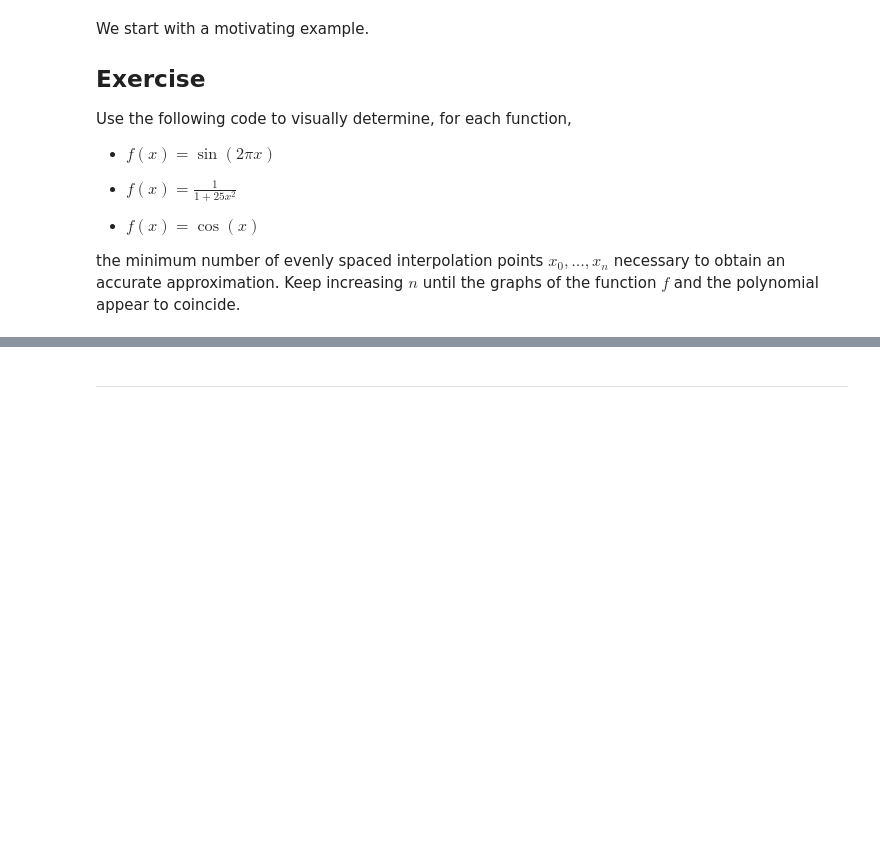
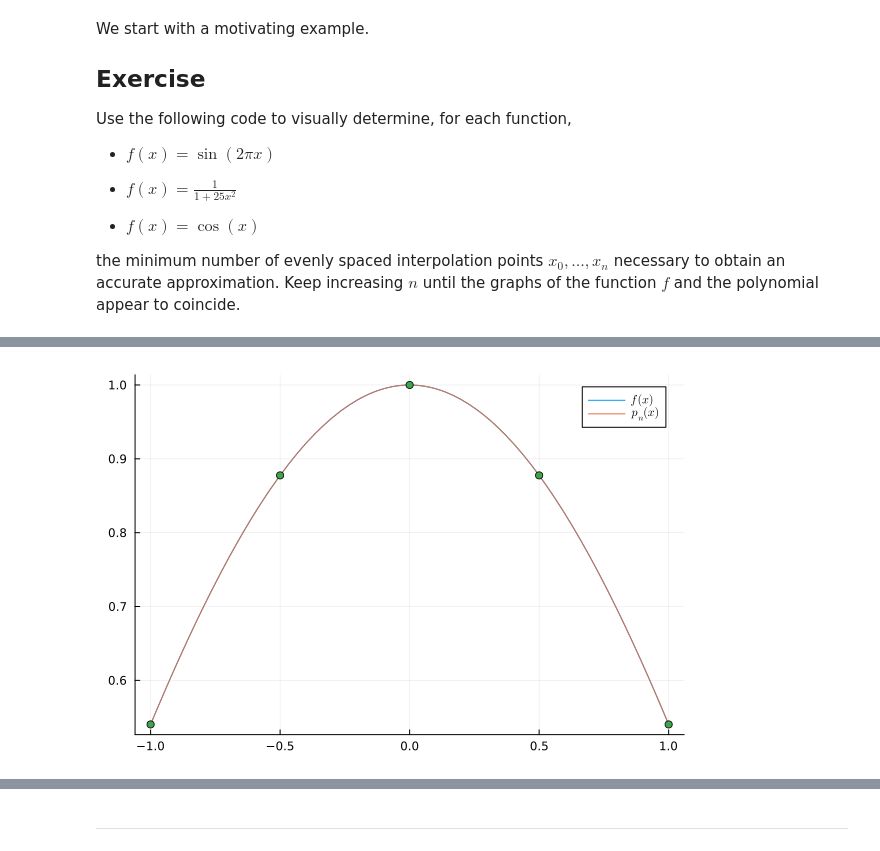
Before and after one commit to math435/20252-lecture-notes, a Jupyter notebook: chapter10/Section 10.6 - Chebyshev interpolation.ipynb, the cells around one changed output, grey strips where cells are left out. Saved outputs shown, nothing was run; the diff lists cells and outputs as text; code cells hidden in the pictures; blank space fills up the shorter version.

```diff
--- a/chapter10/Section 10.6 - Chebyshev interpolation.ipynb
+++ b/chapter10/Section 10.6 - Chebyshev interpolation.ipynb
@@ -91,3 +97,5 @@ end
 # %%
-myplot(cos, 2)
+myplot(cos, 4)
+# %% [output]
+[figure, added]
 # %%
```
Also changed, not shown: parts of 9 cells of this notebook, 1 other file.
